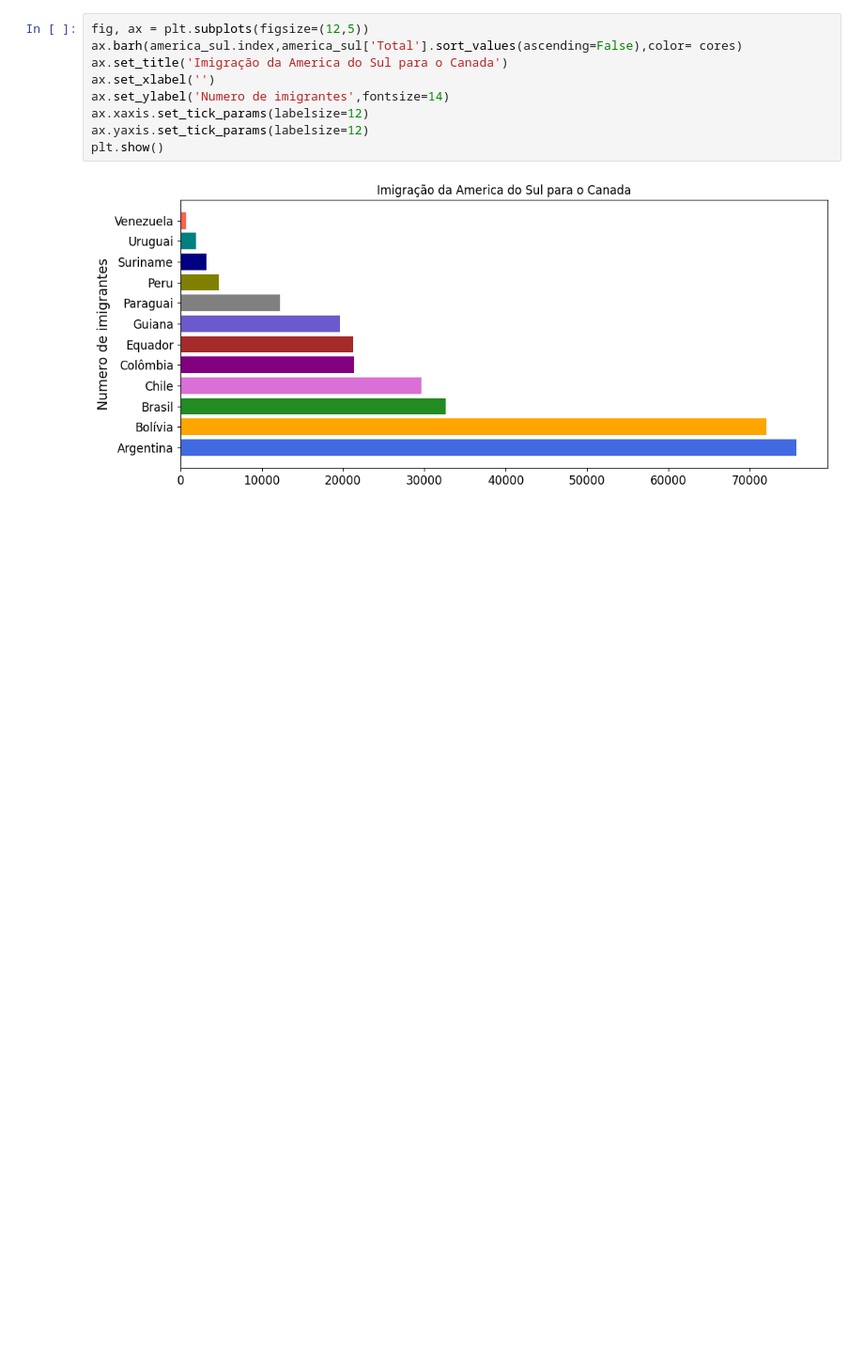
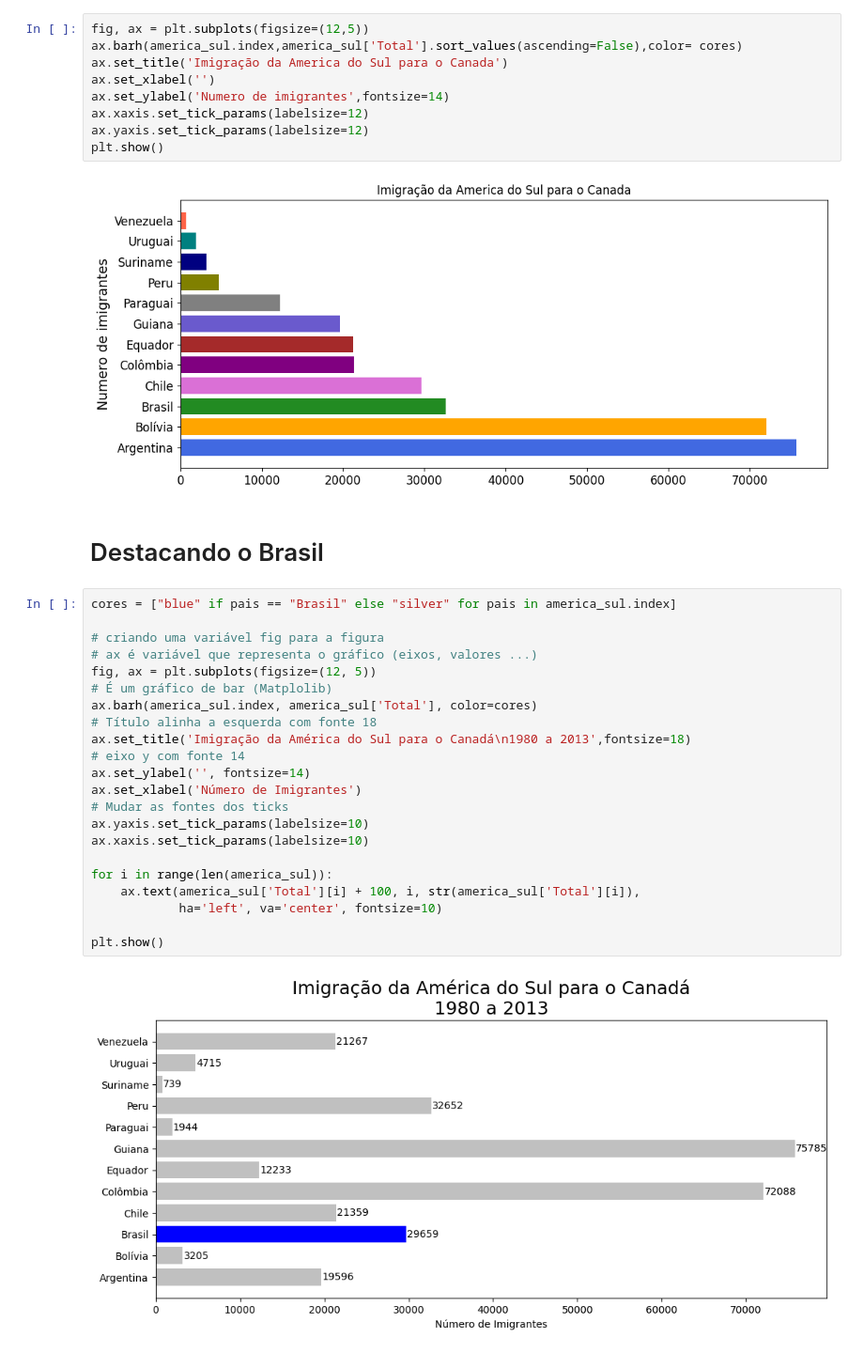
Before and after one commit to ThiagoDFMaia/projeto_final_tarde, a Jupyter notebook: semana_estatistica/aula3.ipynb, the cells around one changed output. Shown at 94% size. Cells and saved outputs as stored; diff of their text form; blank space fills up the shorter version.

```diff
--- a/semana_estatistica/aula3.ipynb
+++ b/semana_estatistica/aula3.ipynb
@@ -537,3 +537,29 @@ ax.yaxis.set_tick_params(labelsize=12)
 plt.show()
 # %% [output]
 [figure]
+# %% [markdown]
+# Destacando o Brasil
+# %%
+cores = ["blue" if pais == "Brasil" else "silver" for pais in america_sul.index]
+
+# criando uma variável fig para a figura
+# ax é variável que representa o gráfico (eixos, valores ...)
+fig, ax = plt.subplots(figsize=(12, 5))
+# É um gráfico de bar (Matplolib)
+ax.barh(america_sul.index, america_sul['Total'], color=cores)
+# Título alinha a esquerda com fonte 18
+ax.set_title('Imigração da América do Sul para o Canadá\n1980 a 2013',fontsize=18)
+# eixo y com fonte 14
+ax.set_ylabel('', fontsize=14)
+ax.set_xlabel('Número de Imigrantes')
+# Mudar as fontes dos ticks
+ax.yaxis.set_tick_params(labelsize=10)
+ax.xaxis.set_tick_params(labelsize=10)
+
+for i in range(len(america_sul)):
+    ax.text(america_sul['Total'][i] + 100, i, str(america_sul['Total'][i]),
+            ha='left', va='center', fontsize=10)
+
+plt.show()
+# %% [output]
+[figure, added]
```
